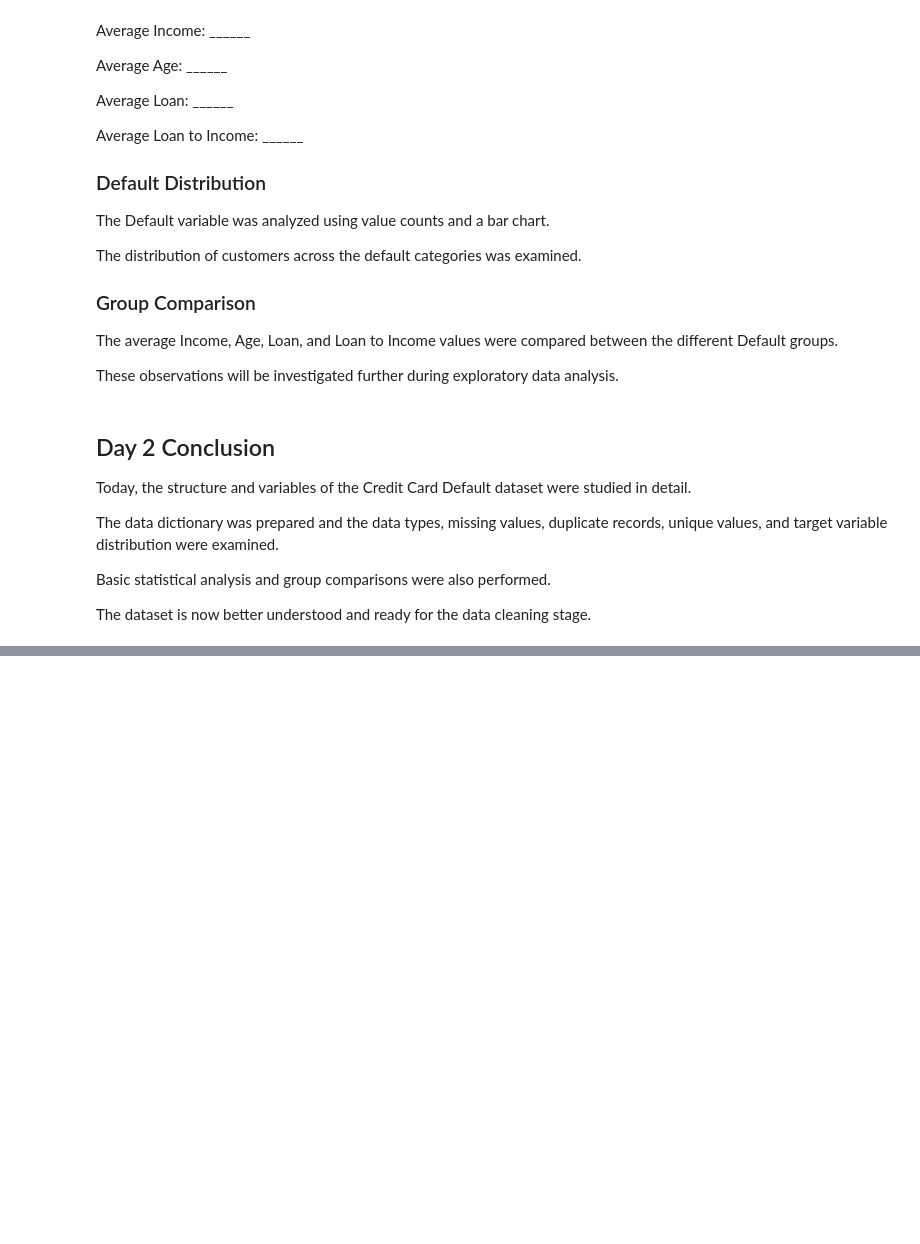
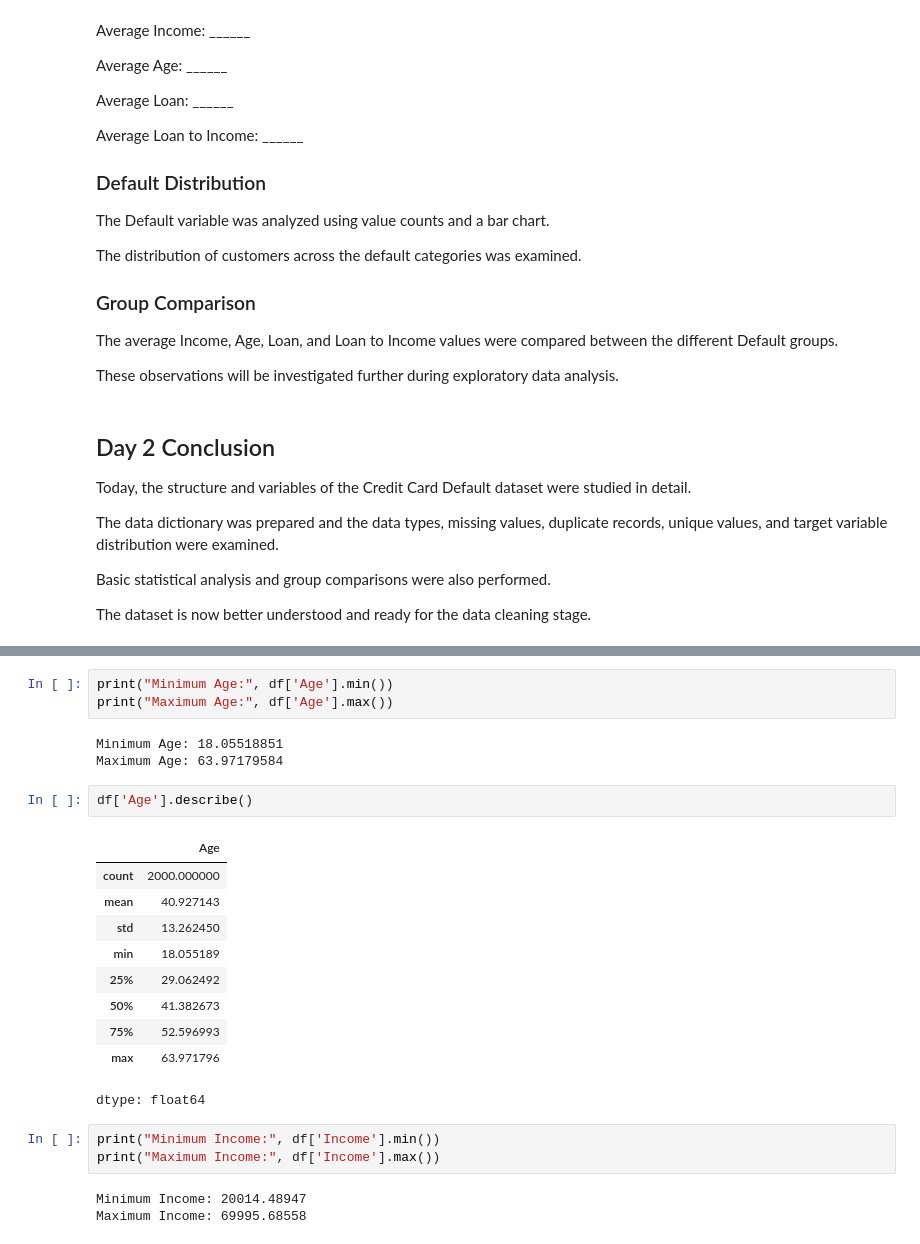
Before and after one commit to amisharout716-svg/Credit-Card-Default-, a Jupyter notebook: Credit_Card_Default_Prediction.ipynb, the cells around one changed output, grey strips where cells are left out. Drawn from its saved outputs; the diff is of its cells as text; blank space fills up the shorter version.

```diff
--- a/Credit_Card_Default_Prediction.ipynb
+++ b/Credit_Card_Default_Prediction.ipynb
@@ -473,0 +618,25 @@ stage.
+# %%
+print("Minimum Age:", df['Age'].min())
+print("Maximum Age:", df['Age'].max())
+# %% [output]
+Minimum Age: 18.05518851
+Maximum Age: 63.97179584
+# %%
+df['Age'].describe()
+# %% [output]
+|  | Age |
+| count | 2000.000000 |
+| mean | 40.927143 |
+| std | 13.262450 |
+| min | 18.055189 |
+| 25% | 29.062492 |
+| 50% | 41.382673 |
+| 75% | 52.596993 |
+| max | 63.971796 |
+dtype: float64
+# %%
+print("Minimum Income:", df['Income'].min())
+print("Maximum Income:", df['Income'].max())
+# %% [output]
+Minimum Income: 20014.48947
+Maximum Income: 69995.68558
```
Also changed, not shown: parts of 29 cells of this notebook.
